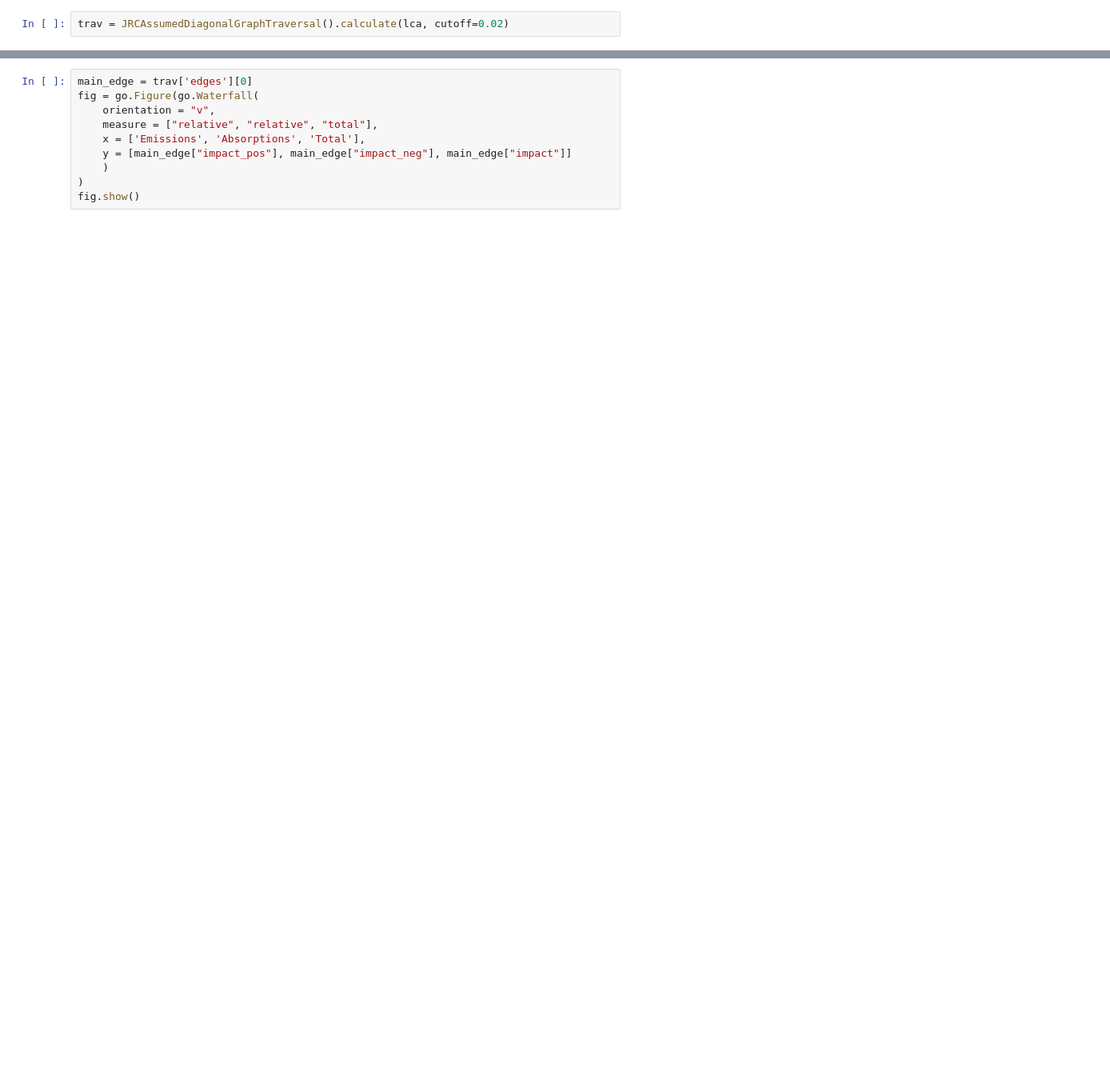
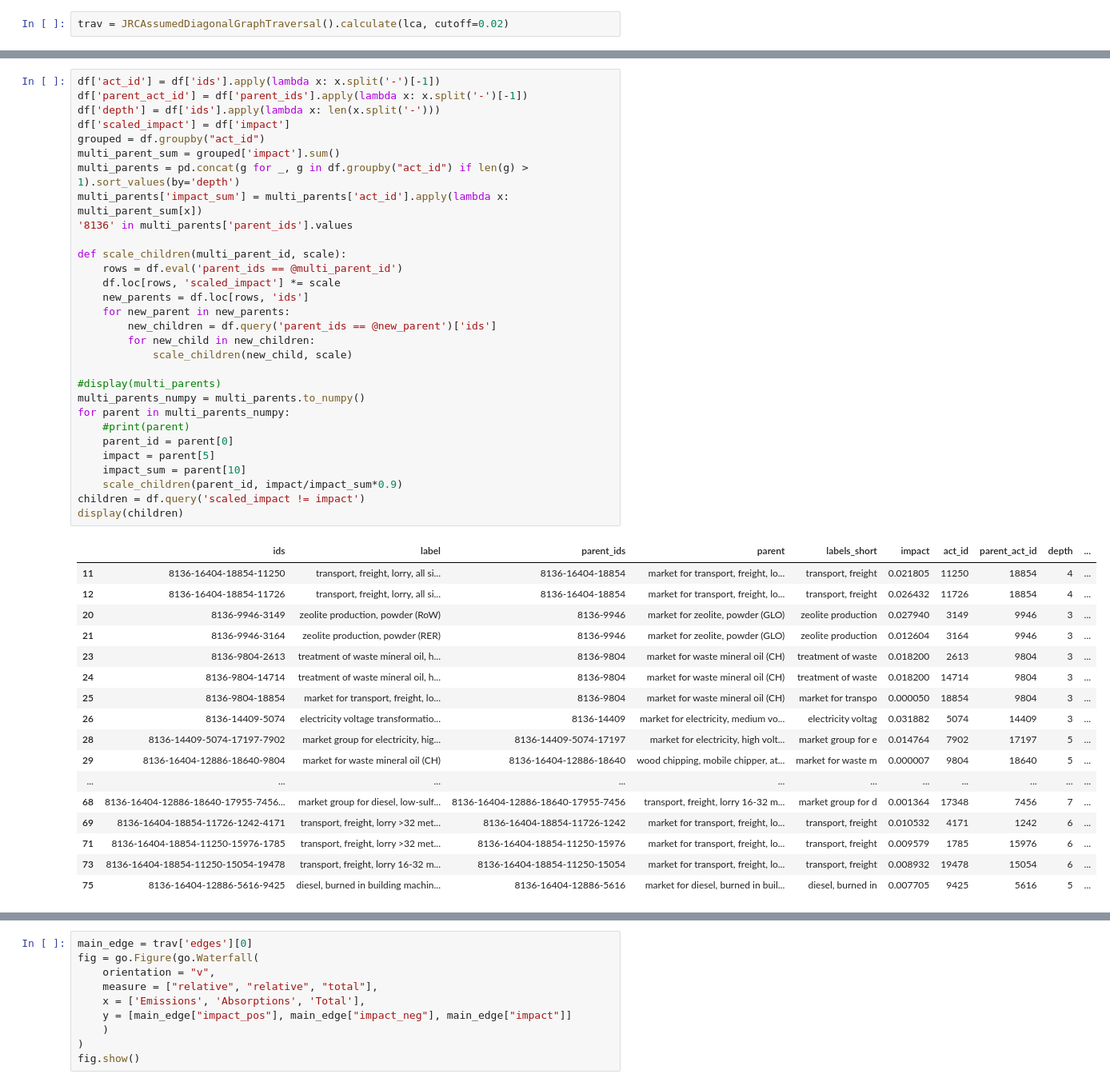
Before and after one commit to RomainBes/DataVizChallenge, a Jupyter notebook: sandbox_oh.ipynb, the cells around one changed output, grey strips where cells are left out. Shown: that part at 80% size. Saved outputs shown, nothing was run; the diff lists cells and outputs as text; blank space fills up the shorter version.

```diff
--- a/sandbox_oh.ipynb
+++ b/sandbox_oh.ipynb
@@ -431,0 +403,48 @@ fig.show()
+# %%
+df['act_id'] = df['ids'].apply(lambda x: x.split('-')[-1])
+df['parent_act_id'] = df['parent_ids'].apply(lambda x: x.split('-')[-1])
+df['depth'] = df['ids'].apply(lambda x: len(x.split('-')))
+df['scaled_impact'] = df['impact']
+grouped = df.groupby("act_id")
+multi_parent_sum = grouped['impact'].sum()
+multi_parents = pd.concat(g for _, g in df.groupby("act_id") if len(g) > 1).sort_values(by='depth')
+multi_parents['impact_sum'] = multi_parents['act_id'].apply(lambda x: multi_parent_sum[x])
+'8136' in multi_parents['parent_ids'].values
+
+def scale_children(multi_parent_id, scale):
+    rows = df.eval('parent_ids == @multi_parent_id')
+    df.loc[rows, 'scaled_impact'] *= scale
+    new_parents = df.loc[rows, 'ids']
+    for new_parent in new_parents:
+        new_children = df.query('parent_ids == @new_parent')['ids']
+        for new_child in new_children:
+            scale_children(new_child, scale)
+
+#display(multi_parents)
+multi_parents_numpy = multi_parents.to_numpy()
+for parent in multi_parents_numpy:
+    #print(parent)
+    parent_id = parent[0]
+    impact = parent[5]
+    impact_sum = parent[10]
+    scale_children(parent_id, impact/impact_sum*0.9)
+children = df.query('scaled_impact != impact')
+display(children)
+# %% [output]
+|  | ids | label | parent_ids | parent | labels_short | impact | act_id | parent_act_id | depth | ... |
+| 11 | 8136-16404-18854-11250 | transport, freight, lorry, all si... | 8136-16404-18854 | market for transport, freight, lo... | transport, freight | 0.021805 | 11250 | 18854 | 4 | ... |
+| 12 | 8136-16404-18854-11726 | transport, freight, lorry, all si... | 8136-16404-18854 | market for transport, freight, lo... | transport, freight | 0.026432 | 11726 | 18854 | 4 | ... |
+| 20 | 8136-9946-3149 | zeolite production, powder (RoW) | 8136-9946 | market for zeolite, powder (GLO) | zeolite production | 0.027940 | 3149 | 9946 | 3 | ... |
+| 21 | 8136-9946-3164 | zeolite production, powder (RER) | 8136-9946 | market for zeolite, powder (GLO) | zeolite production | 0.012604 | 3164 | 9946 | 3 | ... |
+| 23 | 8136-9804-2613 | treatment of waste mineral oil, h... | 8136-9804 | market for waste mineral oil (CH) | treatment of waste | 0.018200 | 2613 | 9804 | 3 | ... |
+| 24 | 8136-9804-14714 | treatment of waste mineral oil, h... | 8136-9804 | market for waste mineral oil (CH) | treatment of waste | 0.018200 | 14714 | 9804 | 3 | ... |
+| 25 | 8136-9804-18854 | market for transport, freight, lo... | 8136-9804 | market for waste mineral oil (CH) | market for transpo | 0.000050 | 18854 | 9804 | 3 | ... |
+| 26 | 8136-14409-5074 | electricity voltage transformatio... | 8136-14409 | market for electricity, medium vo... | electricity voltag | 0.031882 | 5074 | 14409 | 3 | ... |
+| 28 | 8136-14409-5074-17197-7902 | market group for electricity, hig... | 8136-14409-5074-17197 | market for electricity, high volt... | market group for e | 0.014764 | 7902 | 17197 | 5 | ... |
+| 29 | 8136-16404-12886-18640-9804 | market for waste mineral oil (CH) | 8136-16404-12886-18640 | wood chipping, mobile chipper, at... | market for waste m | 0.000007 | 9804 | 18640 | 5 | ... |
+| ... | ... | ... | ... | ... | ... | ... | ... | ... | ... | ... |
+| 68 | 8136-16404-12886-18640-17955-7456... | market group for diesel, low-sulf... | 8136-16404-12886-18640-17955-7456 | transport, freight, lorry 16-32 m... | market group for d | 0.001364 | 17348 | 7456 | 7 | ... |
+| 69 | 8136-16404-18854-11726-1242-4171 | transport, freight, lorry >32 met... | 8136-16404-18854-11726-1242 | market for transport, freight, lo... | transport, freight | 0.010532 | 4171 | 1242 | 6 | ... |
+| 71 | 8136-16404-18854-11250-15976-1785 | transport, freight, lorry >32 met... | 8136-16404-18854-11250-15976 | market for transport, freight, lo... | transport, freight | 0.009579 | 1785 | 15976 | 6 | ... |
+| 73 | 8136-16404-18854-11250-15054-19478 | transport, freight, lorry 16-32 m... | 8136-16404-18854-11250-15054 | market for transport, freight, lo... | transport, freight | 0.008932 | 19478 | 15054 | 6 | ... |
+| 75 | 8136-16404-12886-5616-9425 | diesel, burned in building machin... | 8136-16404-12886-5616 | market for diesel, burned in buil... | diesel, burned in | 0.007705 | 9425 | 5616 | 5 | ... |
```
Also changed, not shown: parts of 4 cells of this notebook.
